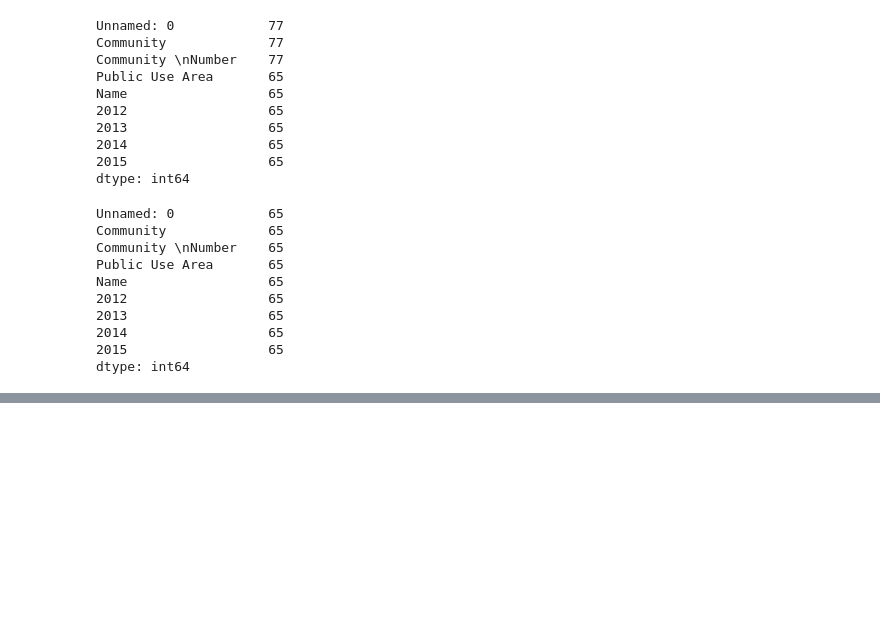
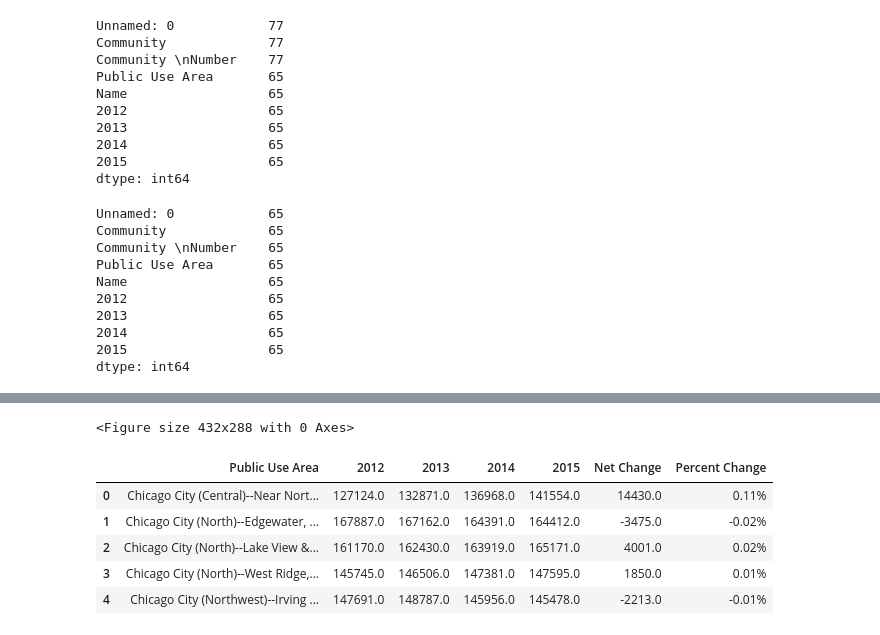
Before and after one commit to MariaSorensen/Colorama, a Jupyter notebook: location_to_population_graph.ipynb, the cells around one changed output, grey strips where cells are left out. Cells and saved outputs as stored; diff of their text form; code cells hidden in the pictures; blank space fills up the shorter version.

```diff
--- a/location_to_population_graph.ipynb
+++ b/location_to_population_graph.ipynb
@@ -136,0 +169,4 @@ plt.show()
+# %%
+plt.tight_layout()
+# %% [output]
+<Figure size 432x288 with 0 Axes>
@@ -136,0 +176,4 @@ plt.show()
+# %%
+#calculate percentage change of poulation over time
+census_population_sorted["Net Change"]=census_population_sorted.apply(lambda row: row['2015'] - row['2012'], axis=1)
+census_population_sorted["Percent Change"]=census_population_sorted.apply(lambda row: row['Net Change'] / row['2012'], axis=1)
@@ -136,0 +183,9 @@ plt.show()
+# %%
+#Total population
+census_population_sorted.loc[19,'Public Use Area']="Sum of All Areas"
+census_population_sorted.loc[19,"2012"] = census_population_percent["2012"].sum()
+census_population_sorted.loc[19,"2013"] = census_population_percent["2013"].sum()
+census_population_sorted.loc[19,"2014"] = census_population_percent["2014"].sum()
+census_population_sorted.loc[19,"2015"] = census_population_percent["2015"].sum()
+census_population_sorted.loc[19,"Net Change"] = total_pop.loc[1,"2015"]-total_pop.loc[1,"2012"]
+census_population_sorted.loc[19,"Percent Change"] = total_pop.loc[1,"Net Change"]/total_pop.loc[1,'2012']
@@ -136,0 +195,11 @@ plt.show()
+# %%
+#format percent column and display table
+census_population_sorted["Percent Change"] = census_population_sorted["Percent Change"].map("{:,.2f}%".format)
+census_population_sorted.head()
+# %% [output]
+|  | Public Use Area | 2012 | 2013 | 2014 | 2015 | Net Change | Percent Change |
+| 0 | Chicago City (Central)--Near Nort... | 127124.0 | 132871.0 | 136968.0 | 141554.0 | 14430.0 | 0.11% |
+| 1 | Chicago City (North)--Edgewater, ... | 167887.0 | 167162.0 | 164391.0 | 164412.0 | -3475.0 | -0.02% |
+| 2 | Chicago City (North)--Lake View &... | 161170.0 | 162430.0 | 163919.0 | 165171.0 | 4001.0 | 0.02% |
+| 3 | Chicago City (North)--West Ridge,... | 145745.0 | 146506.0 | 147381.0 | 147595.0 | 1850.0 | 0.01% |
+| 4 | Chicago City (Northwest)--Irving ... | 147691.0 | 148787.0 | 145956.0 | 145478.0 | -2213.0 | -0.01% |
```
Also changed, not shown: parts of 13 cells of this notebook, 1 other file.
